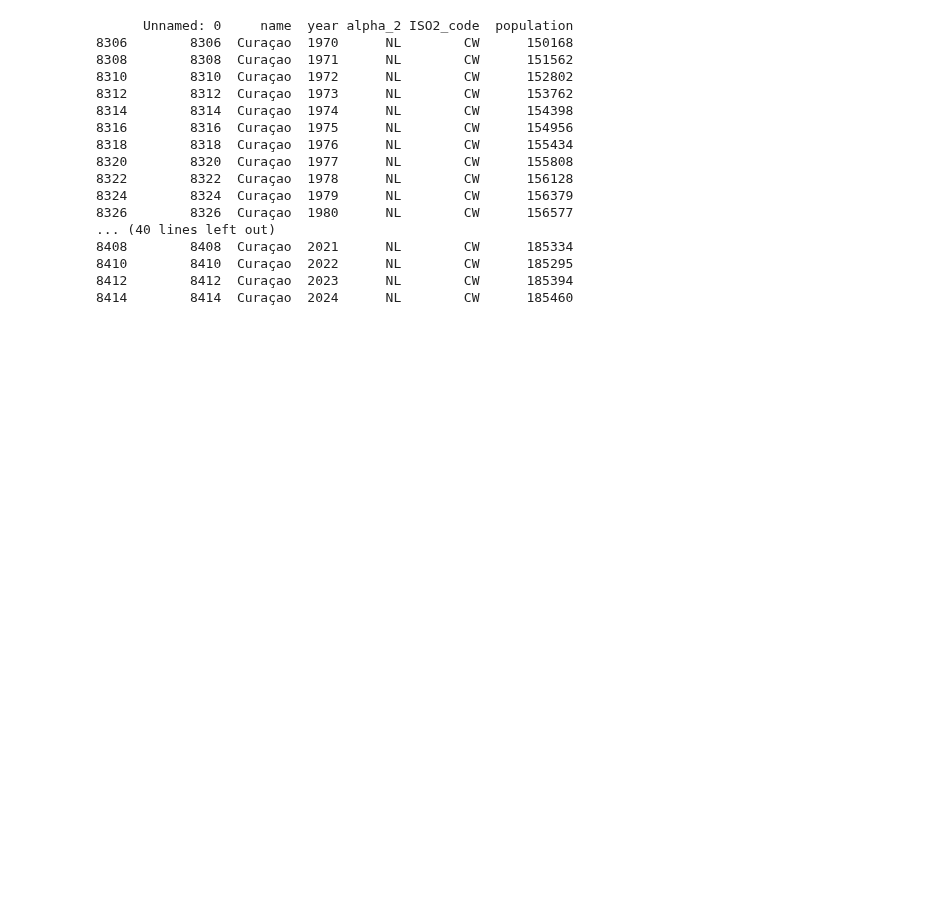
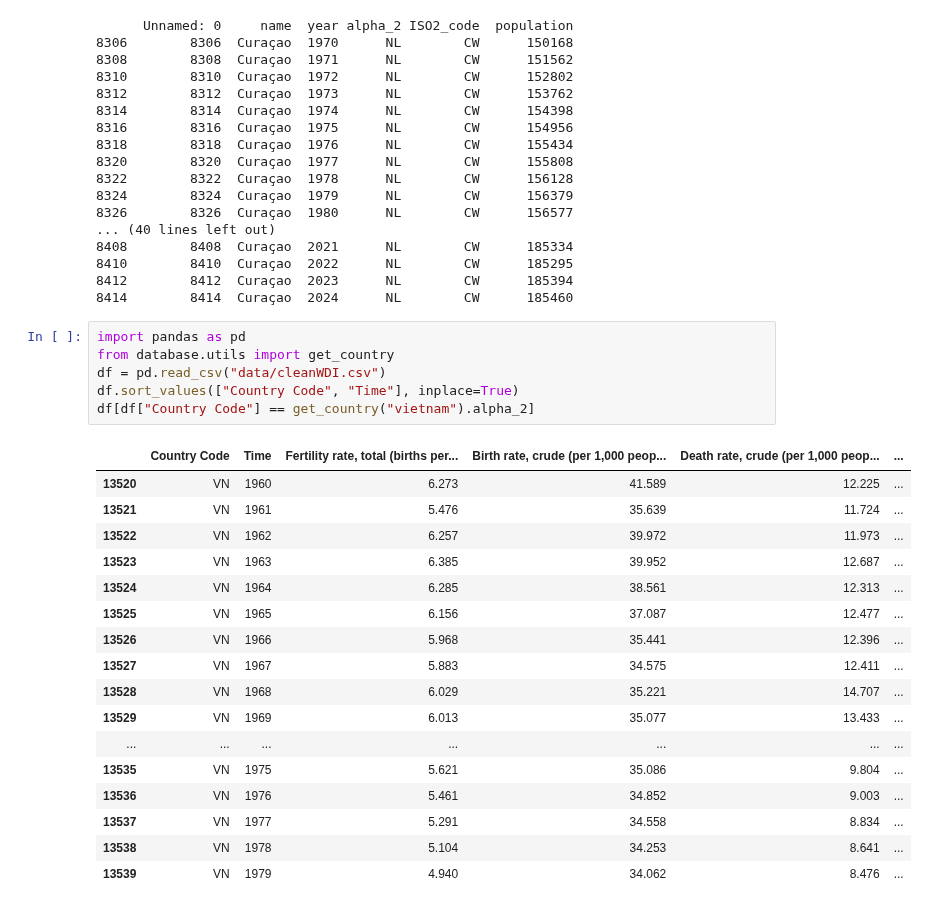
Before and after one commit to tuomascode/DSA-Population, a Jupyter notebook: tuomas_population_data.ipynb, the cells around one changed output. Saved outputs shown, nothing was run; the diff lists cells and outputs as text; blank space fills up the shorter version.

```diff
--- a/tuomas_population_data.ipynb
+++ b/tuomas_population_data.ipynb
@@ -310,3 +178,27 @@ print(pop_raw_df[pop_raw_df["name"] == "Curaçao"])
 8410        8410  Curaçao  2022      NL        CW      185295
 8412        8412  Curaçao  2023      NL        CW      185394
 8414        8414  Curaçao  2024      NL        CW      185460
+# %%
+import pandas as pd
+from database.utils import get_country
+df = pd.read_csv("data/cleanWDI.csv")
+df.sort_values(["Country Code", "Time"], inplace=True)
+df[df["Country Code"] == get_country("vietnam").alpha_2]
+# %% [output]
+|  | Country Code | Time | Fertility rate, total (births per... | Birth rate, crude (per 1,000 peop... | Death rate, crude (per 1,000 peop... | ... |
+| 13520 | VN | 1960 | 6.273 | 41.589 | 12.225 | ... |
+| 13521 | VN | 1961 | 5.476 | 35.639 | 11.724 | ... |
+| 13522 | VN | 1962 | 6.257 | 39.972 | 11.973 | ... |
+| 13523 | VN | 1963 | 6.385 | 39.952 | 12.687 | ... |
+| 13524 | VN | 1964 | 6.285 | 38.561 | 12.313 | ... |
+| 13525 | VN | 1965 | 6.156 | 37.087 | 12.477 | ... |
+| 13526 | VN | 1966 | 5.968 | 35.441 | 12.396 | ... |
+| 13527 | VN | 1967 | 5.883 | 34.575 | 12.411 | ... |
+| 13528 | VN | 1968 | 6.029 | 35.221 | 14.707 | ... |
+| 13529 | VN | 1969 | 6.013 | 35.077 | 13.433 | ... |
+| ... | ... | ... | ... | ... | ... | ... |
+| 13535 | VN | 1975 | 5.621 | 35.086 | 9.804 | ... |
+| 13536 | VN | 1976 | 5.461 | 34.852 | 9.003 | ... |
+| 13537 | VN | 1977 | 5.291 | 34.558 | 8.834 | ... |
+| 13538 | VN | 1978 | 5.104 | 34.253 | 8.641 | ... |
+| 13539 | VN | 1979 | 4.940 | 34.062 | 8.476 | ... |
```
Also changed, not shown: parts of 4 cells of this notebook, 9 other files.
